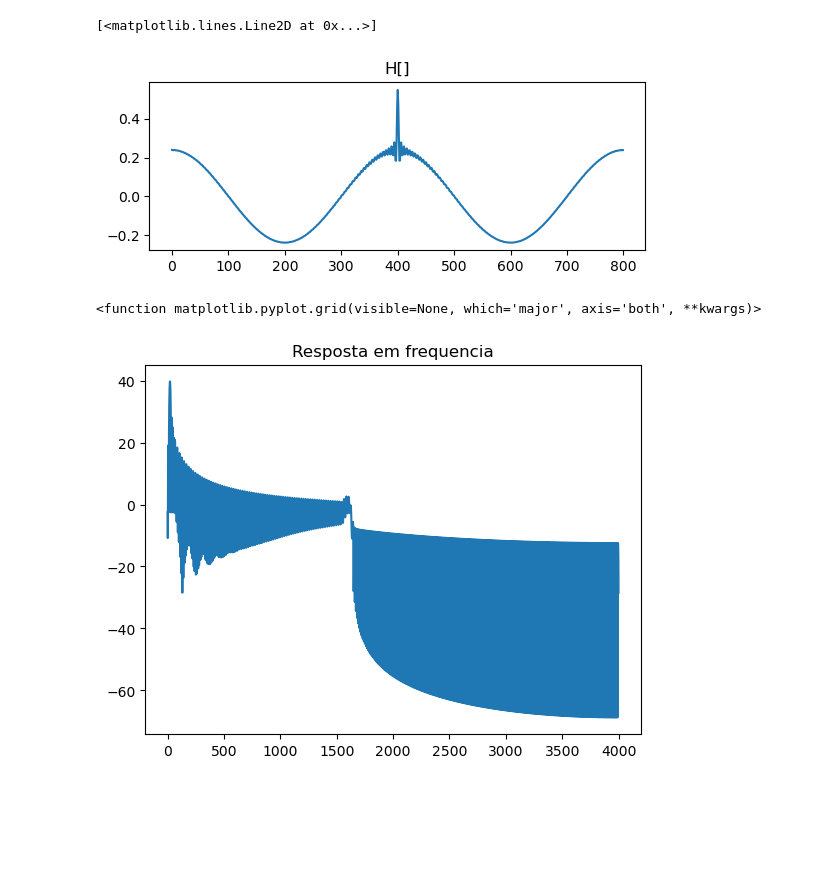
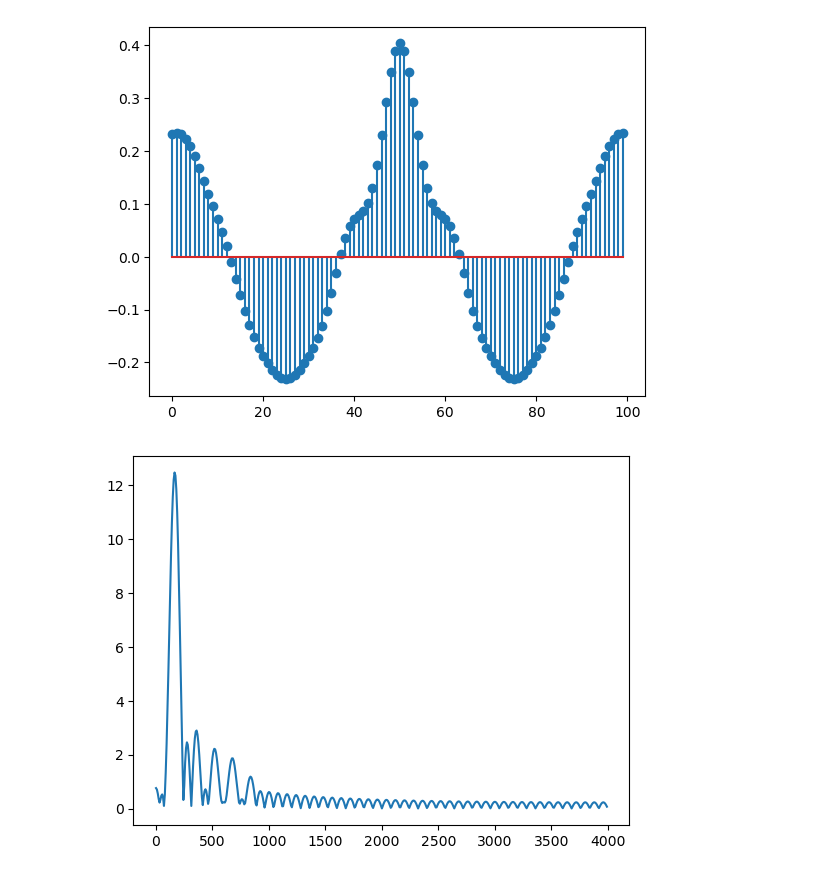
Before and after one commit to jehtironi/Processamento-Digital-de-Sinais, a Jupyter notebook: Aula 6/FiltroPD/BAND-PASS.ipynb, the cells around one changed output. Drawn from its saved outputs; the diff is of its cells as text; code cells hidden in the pictures; blank space fills up the shorter version.

```diff
--- a/Aula 6/FiltroPD/BAND-PASS.ipynb
+++ b/Aula 6/FiltroPD/BAND-PASS.ipynb
@@ -21,11 +26,11 @@ tam = 800 #Tamanho do filtro
 # %%
 #Gera os coeficientes para a lista A[]
 # %%
-for i in range(len(A)):
+for i in range(tam):
     if(i-(tam/2) == 0):
-        A[i] = 2* np.pi * FC
+        A[i] = 2* np.pi * FCA
     if(i - tam/2) != 0:
-        A[i] = np.sin(2 * np.pi * FC * (i-tam/2)) / (i - tam/2)
+        A[i] = np.sin(2 * np.pi * FCA * (i-tam/2)) / (i - tam/2)
     A[i] = A[i] * (0.42-0.5)*np.cos(2*np.pi*(i/tam)) + 0.08*(np.cos(4 * np.pi*(i/tam)))
 # %%
 # Em primeiro momento realiza a soma de todos os coeficientes
@@ -33,22 +38,21 @@ for i in range(len(A)):
 # %%
 SUM = 0
 #Soma todos os coeficientes
-for i in range(len(A)):
+for i in range(0, tam):
     SUM = SUM + A[i]
 
 #Divide os coefiecientes pela soma de todos eles
-for i in range(len(H)):
+for i in range(0, tam):
     H[i] = A[i] / SUM
 # %%
 #Gera os coeficientes para a lista B[]
 #Os calculos são realizados com uma frequencia de corte diferente da que foi utilizada para a lista A[]
 # %%
-FC = 0.204
-for i in range(len(B)):
+for i in range(0, tam):
     if(i-(tam/2) == 0):
-        B[i] = 2* np.pi * FC
-    if(i - tam/2) != 0:
-        B[i] = np.sin(2 * np.pi * FC * (i-tam/2)) / (i - tam/2)
+        B[i] = 2* np.pi * FCB
+    else:
+        B[i] = np.sin(2 * np.pi * FCB * (i-tam/2)) / (i - tam/2)
     B[i] = B[i] * (0.42-0.5)*np.cos(2*np.pi*(i/tam)) + 0.08*(np.cos(4 * np.pi*(i/tam)))
 # %%
 # Em primeiro momento realiza a soma de todos os coeficientes
@@ -56,43 +60,39 @@ for i in range(len(B)):
 # %%
 SUM = 0
 #Soma todos os coeficientes
-for i in range(len(B)):
+for i in range(0, tam):
     SUM = SUM + B[i]
 
 #Divide os coefiecientes pela soma de todos eles
-for i in range(len(B)):
+for i in range(0, tam):
     B[i] = B[i] / SUM
 
-for i in range(len(B)):
+for i in range(0, tam):
     B[i] = -B[i]
 
-B[400] = B[400] + 1
+B[int(tam/2)] = B[int(tam/2)] + 1
 
-for i in range(len(H)):
+for i in range(0, tam):
     H[i] = A[i] + B[i]
 
-for i in range(len(H)):
-    H[i] = -H[i]
+for i in range(0, tam):
+    H[i] = -H[i] #Inverte o valor de H
 
-H[400] = H[400] + 1
+#Incrementa mais um no meio de H
+H[int(tam/2)] = H[int(tam/2)] + 1
 # %%
 #Plota o grafico com os valores de H
 # %%
-#Plotando o gráfico
-plt.subplot(2, 1, 1)
-plt.title("H[]")
-plt.plot(H)
+plt.stem(H)
+plt.show()
 # %% [output]
-[<matplotlib.lines.Line2D at 0x...>]
-[figure, old version]
+[figure, new version]
 # %%
 #Utiliza a função freqz para calcular a resposta em frequencia
 #Plota o grafico da resposta em frequencia
 # %%
-[w, H] = sf.freqz(H, 1,Fs)
-plt.plot(w*Fs/(2*np.pi), 20*np.log10(abs(H)))
-plt.title('Resposta em frequencia')
-plt.grid
+w, H = freqz(b=H,fs = fs)
+plt.plot(w,abs(H))
+plt.show()
 # %% [output]
-<function matplotlib.pyplot.grid(visible=None, which='major', axis='both', **kwargs)>
-[figure, old version]
+[figure, new version]
```
Also changed, not shown: parts of 5 cells of this notebook, 4 other files.
